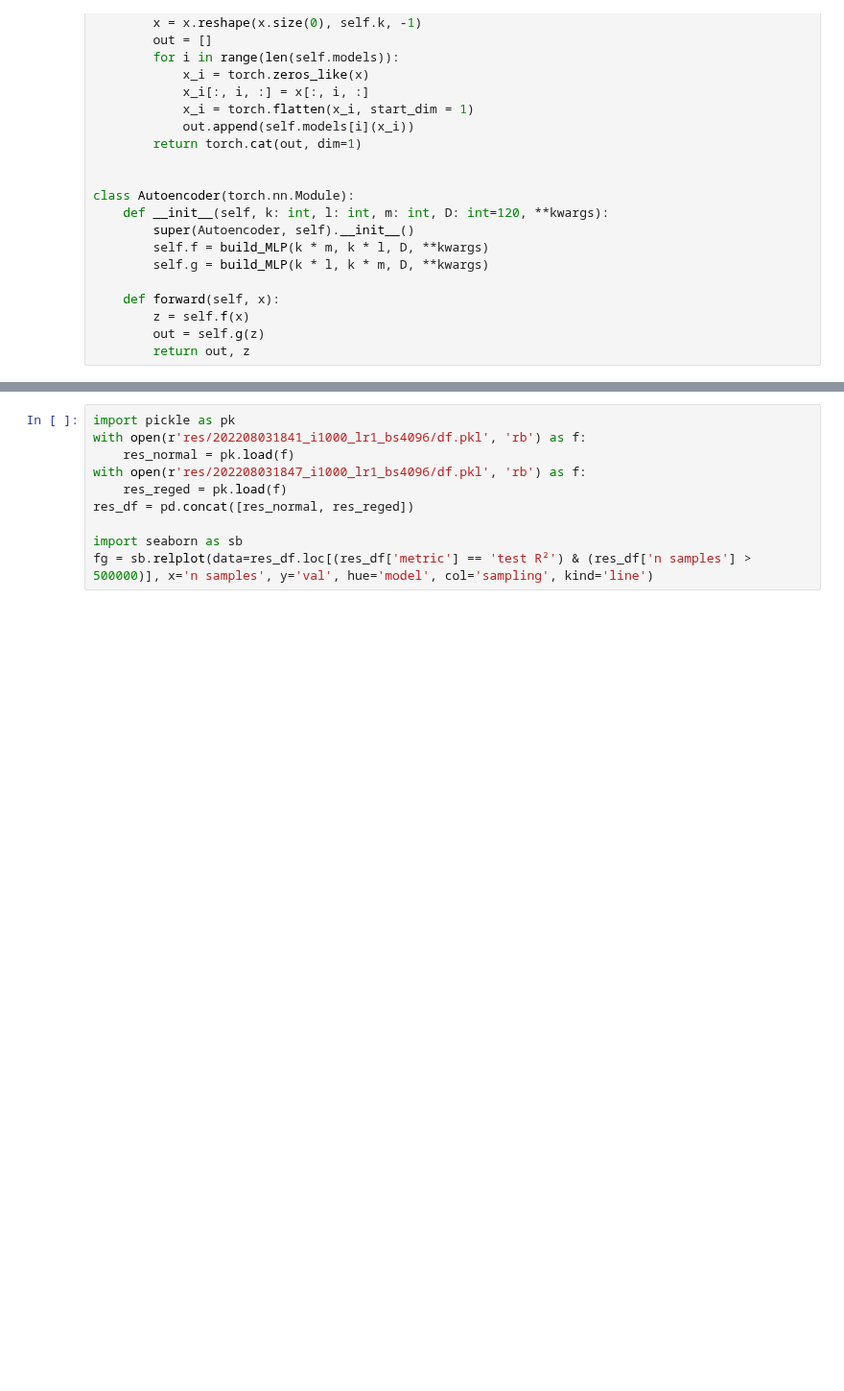
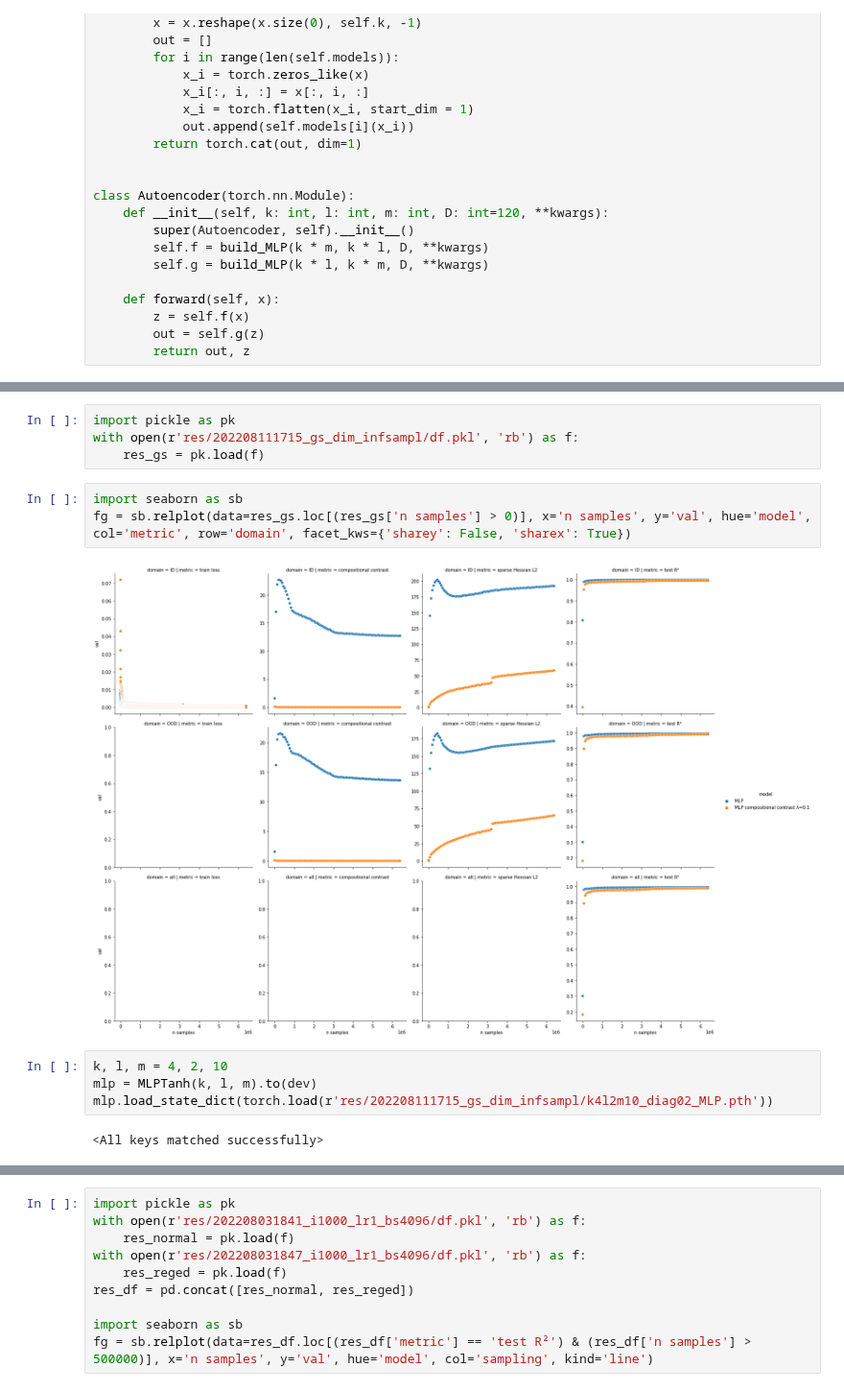
Before and after one commit to brendel-group/compositional-ood-generalization, a Jupyter notebook: regularizers.ipynb, the cells around one changed output, grey strips where cells are left out. Shown at 96% size. Cells and saved outputs as stored; diff of their text form; blank space fills up the shorter version.

```diff
--- a/regularizers.ipynb
+++ b/regularizers.ipynb
@@ -414,0 +502,15 @@ fg = sb.relplot(data=res_df.loc[(res_df['n samples'] > 0)], x='n samples', y='va
+# %%
+import pickle as pk
+with open(r'res/202208111715_gs_dim_infsampl/df.pkl', 'rb') as f:
+    res_gs = pk.load(f)
+# %%
+import seaborn as sb
+fg = sb.relplot(data=res_gs.loc[(res_gs['n samples'] > 0)], x='n samples', y='val', hue='model', col='metric', row='domain', facet_kws={'sharey': False, 'sharex': True})
+# %% [output]
+[figure, added]
+# %%
+k, l, m = 4, 2, 10
+mlp = MLPTanh(k, l, m).to(dev)
+mlp.load_state_dict(torch.load(r'res/202208111715_gs_dim_infsampl/k4l2m10_diag02_MLP.pth'))
+# %% [output]
+<All keys matched successfully>
```
Also changed, not shown: parts of 18 cells of this notebook, 25 other files.
